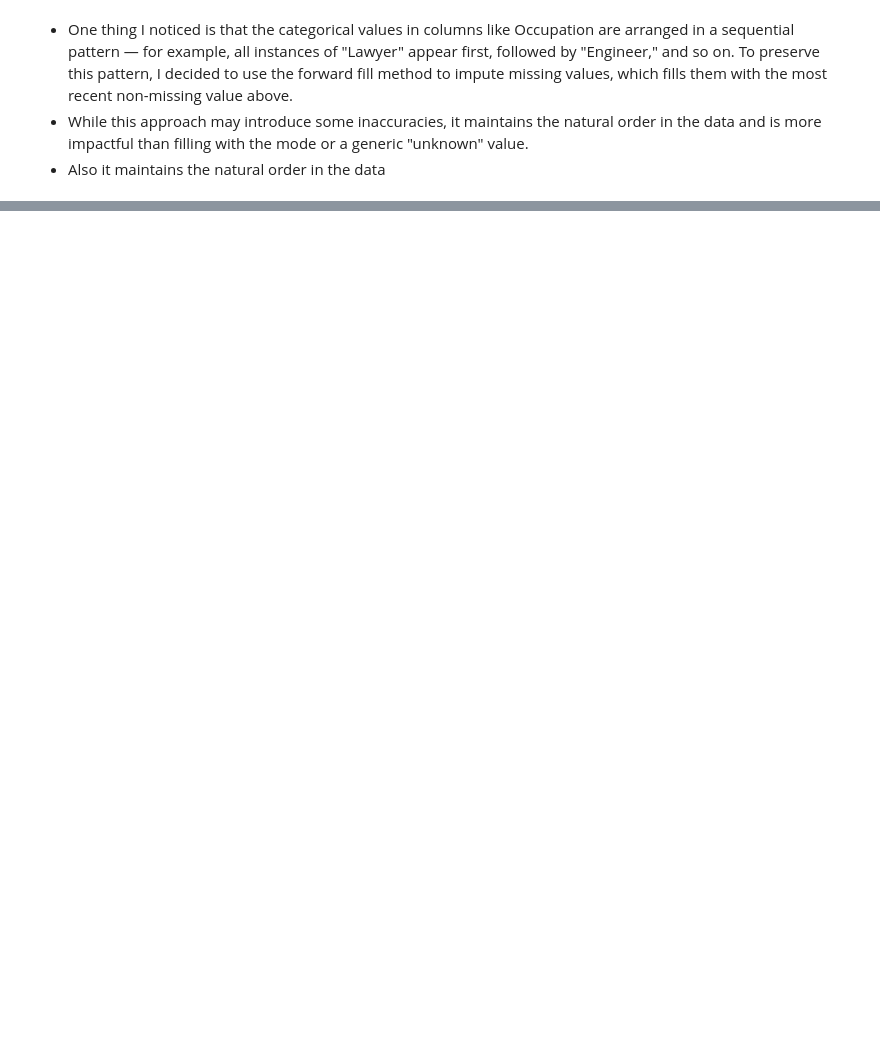
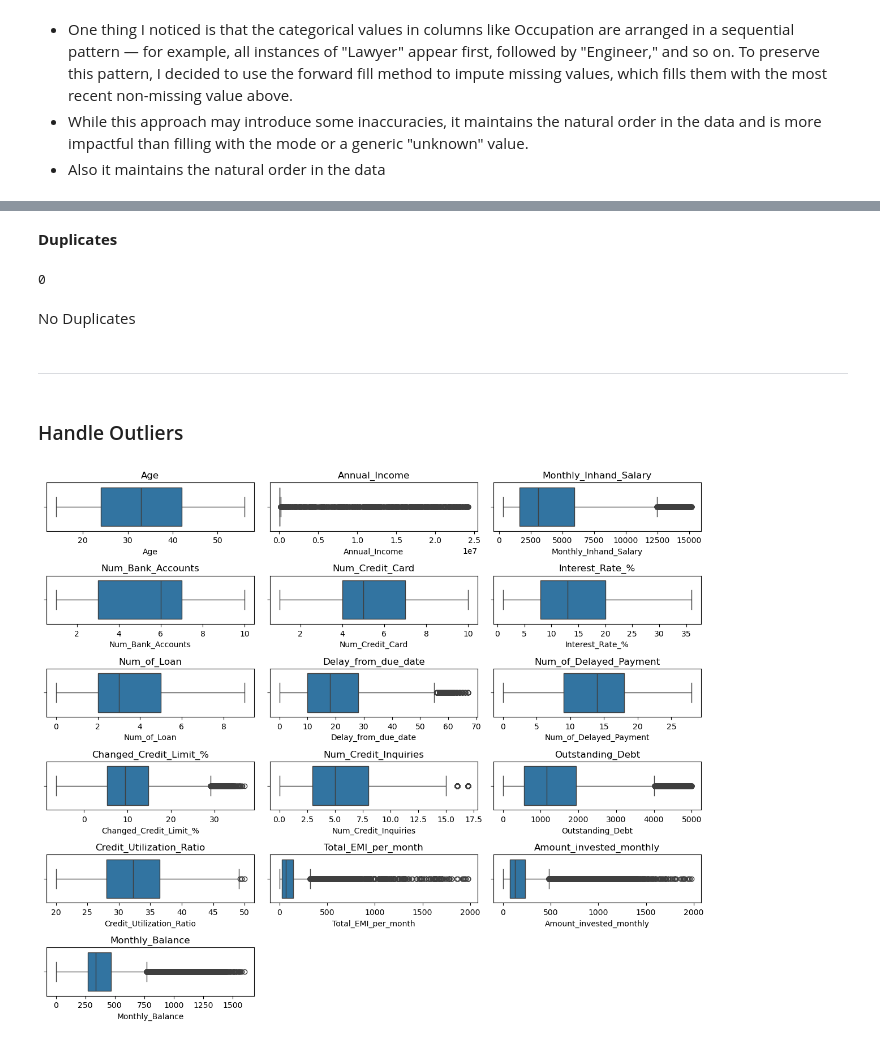
Before and after one commit to danisharain12/Credit-Score-Classification, a Jupyter notebook: Credit Score Classification.ipynb, the cells around one changed output, grey strips where cells are left out. Cells and saved outputs as stored; diff of their text form; code cells hidden in the pictures; blank space fills up the shorter version.

```diff
--- a/Credit Score Classification.ipynb
+++ b/Credit Score Classification.ipynb
@@ -355,11 +330,0 @@ cat_missing
-# %%
-plt.figure(figsize=(14,10))
-for i, col in enumerate(cat_missing):
-    plt.subplot(2, 2, i + 1)
-    top_10 = df[col].value_counts().nlargest(10).sort_values(ascending=False).index
-    sns.countplot(data=df[df[col].isin(top_10)], x=col, order=top_10)
-    plt.title(col)
-    plt.xticks(rotation=45)
-
-plt.tight_layout()
-plt.show()
@@ -376,0 +342,23 @@ for i in unk_missing:
+# %% [markdown]
+**Duplicates**
+# %%
+df.duplicated().sum()
+# %% [output]
+0
+# %% [markdown]
+No Duplicates
+# %% [markdown]
+-------
+# %% [markdown]
+### Handle Outliers
+# %%
+plt.figure(figsize=(12,10))
+for i, col in enumerate(num):
+    plt.subplot(6,3,i+1)
+    sns.boxplot(data= df, x=col)
+    plt.title(col)
+
+plt.tight_layout()
+plt.show()
+# %% [output]
+[figure, added]
```
Also changed, not shown: parts of 24 cells of this notebook.
